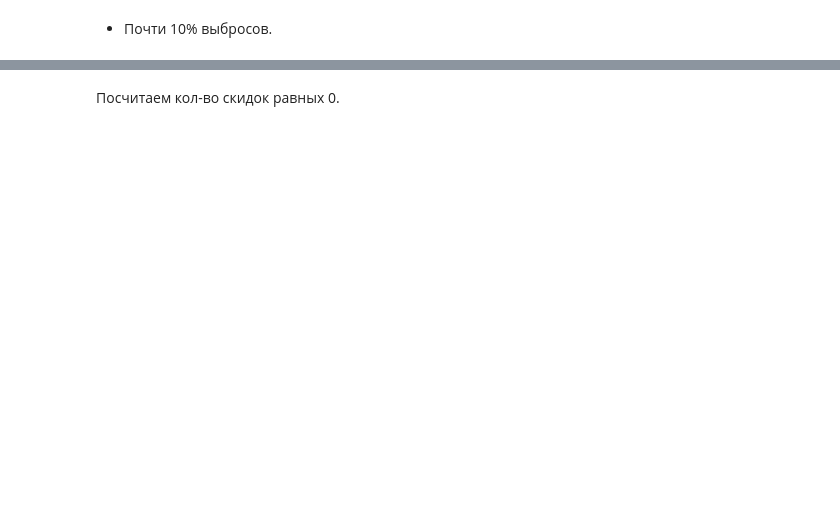
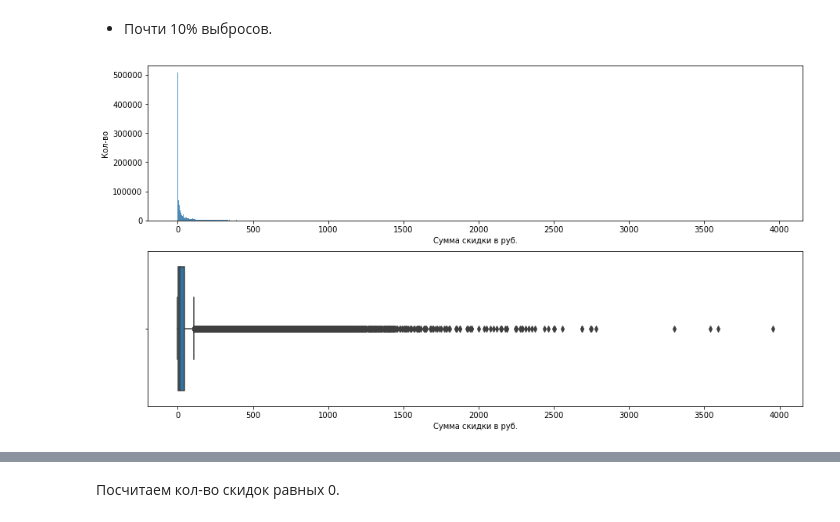
Before and after one commit to snakerzr/cupcake_churn_prediction, a Jupyter notebook: notebook.ipynb, the cells around one changed output, grey strips where cells are left out. Saved outputs shown, nothing was run; the diff lists cells and outputs as text; code cells hidden in the pictures; blank space fills up the shorter version.

```diff
--- a/notebook.ipynb
+++ b/notebook.ipynb
@@ -822,10 +841,19 @@ describe(df['gest_Discount'])
 # %%
 fig,ax = plt.subplots(2,1,figsize=(15,8))
 sns.histplot(x=df['gest_Discount'],ax=ax[0],binwidth=1)
 sns.boxplot(x=df['gest_Discount'],ax=ax[1])
-# ax.set_xlim(0,1200)
+
+xlabel = 'Сумма скидки в руб.'
+
+ax[0].set_ylabel('Кол-во')
+ax[0].set_xlabel(xlabel)
+
+ax[1].set_xlabel(xlabel)
+
 plt.show()
 # ДОБАВИТЬ НАЗВАНИЕ ГРАФИКОВ И ОСЕЙ
+# %% [output]
+[figure, added]
 # %%
 fig,ax = plt.subplots(1,1,figsize=(15,5))
 sns.histplot(x=df['gest_Discount'],ax=ax,binwidth=1,binrange=(0,100))
```
Also changed, not shown: parts of 78 cells of this notebook.
